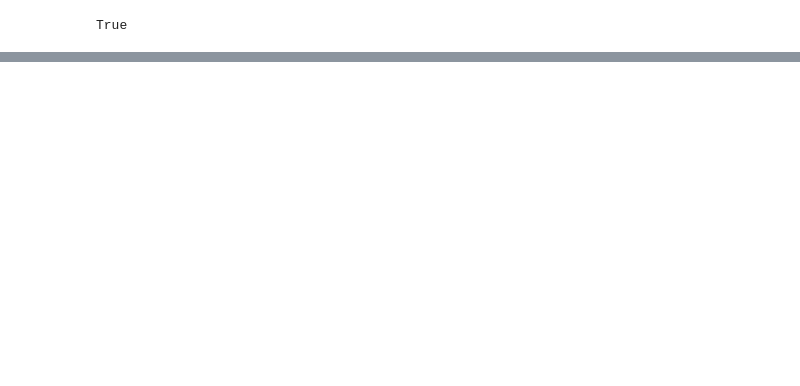
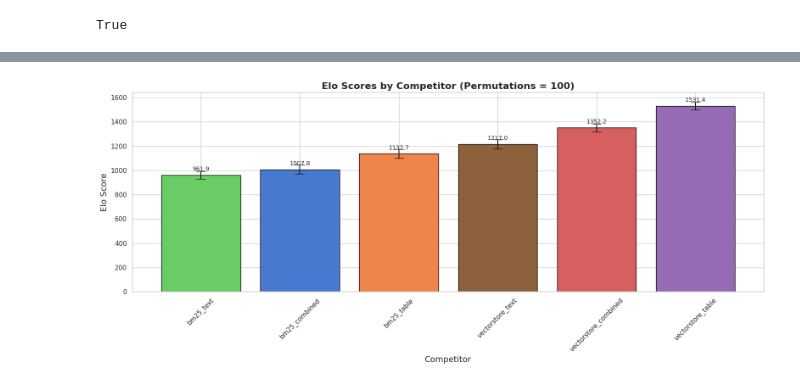
Before and after one commit to irgroup/Reanimator, a Jupyter notebook: src/preprocessing/pairwise_rag_judge.ipynb, the cells around one changed output, grey strips where cells are left out. Saved outputs shown, nothing was run; the diff lists cells and outputs as text; code cells hidden in the pictures; blank space fills up the shorter version.

Commit message:
update on pairwise rag judge and deleted auto judges 1 2

```diff
--- a/src/preprocessing/pairwise_rag_judge.ipynb
+++ b/src/preprocessing/pairwise_rag_judge.ipynb
@@ -152,6 +175,6 @@ def convert_results(results):
     return final_results
 # %%
 #final_results = convert_results(results)
-#pickle.dump(final_results, open("/workspace/src/data/pairwise_results_4o.pkl", "wb"))
-final_results = pickle.load(open("/workspace/src/data/pairwise_results_4o.pkl", "rb"))
+#pickle.dump(final_results, open("/workspace/src/data/pairwise_results_4o-mini-5answers.pkl", "wb"))
+final_results = pickle.load(open("/workspace/src/data/pairwise_results_4o-mini-5answers.pkl", "rb"))
 # %%
@@ -223,5 +253,5 @@ def robust_elo(match_results, num_p, k=32, initial_rating=1500):
 
     return final_stats
 # %%
-num_p=1000
-results = robust_elo(final_results, num_p=num_p)
+num_p=100
+elo_results = robust_elo(final_results, num_p=num_p, k=16.0)
@@ -439,0 +433,86 @@ plt.show()
+# %%
+import numpy as np
+import seaborn as sns
+import matplotlib.pyplot as plt
+
+num_topics = 50       # Number of topics (if applicable)
+
+# -------------------------------
+# Data Preparation for Plotting
+# -------------------------------
+
+# Sort Elo results by mean (ascending order)
+sorted_elo = sorted(elo_results.items(), key=lambda x: x[1]['mean'])
+competitors_elo = [item[0] for item in sorted_elo]
+means = [item[1]['mean'] for item in sorted_elo]
+stds = [item[1]['std'] for item in sorted_elo]
+
+# For token counts, we assume token_counts is a dict mapping each competitor
+# to a list of token counts (one per answer).
+# Sort token counts by average token count (ascending order)
+sorted_tokens = sorted(token_counts.items(), key=lambda x: np.mean(x[1]))
+competitors_tokens = [item[0] for item in sorted_tokens]
+mean_tokens = [np.mean(item[1]) for item in sorted_tokens]
+std_tokens = [np.std(item[1]) for item in sorted_tokens]
+
+# Create a consistent mapping from competitor name to color.
+# (Taking the union of all competitors and sorting them alphabetically.)
+all_competitors = sorted(set(elo_results.keys()).union(token_counts.keys()))
+colors = sns.color_palette("muted", n_colors=len(all_competitors))
+competitor_to_color = {competitor: color for competitor, color in zip(all_competitors, colors)}
+
+# -------------------------------
+# Set Seaborn Style
+# -------------------------------
+sns.set_theme(style="whitegrid")
+
+# -------------------------------
+# Create Figure for Elo Scores
+# -------------------------------
+fig, ax1 = plt.subplots(figsize=(16, 7))
+
+bars1 = ax1.bar(
+    competitors_elo,
+    means,
+    yerr=stds,
+    capsize=8,
+    color=[competitor_to_color[c] for c in competitors_elo],
+    edgecolor='black'
+)
+ax1.set_title(f'Elo Scores by Competitor (Permutations = {num_p})', fontsize=16, fontweight='bold')
+ax1.set_xlabel('Competitor', fontsize=14)
+ax1.set_ylabel('Elo Score', fontsize=14)
+ax1.tick_params(axis='x', rotation=45)
+
+# Annotate each bar with its mean value and significance indicator if applicable.
+for idx, bar in enumerate(bars1):
+    height = bar.get_height()
+    competitor = competitors_elo[idx]
+    ax1.annotate(
+        f'{height:.1f}',
+        xy=(bar.get_x() + bar.get_width() / 2, height),
+        xytext=(0, 5),  # vertical offset
+        textcoords="offset points",
+        ha='center', va='bottom', fontsize=10
+    )
+    if ('p_value' in elo_results[competitor]) and (elo_results[competitor]['p_value'] < 0.05):
+        ax1.annotate(
+            '*',
+            xy=(bar.get_x() + bar.get_width() / 2, height + stds[idx] + 2),
+            ha='center', va='bottom', fontsize=16, color='red'
+        )
+
+# -------------------------------
+# Print Average and Std for Token Counts
+# -------------------------------
+print("Token Counts per Competitor:")
+for comp, mean_val, std_val in zip(competitors_tokens, mean_tokens, std_tokens):
+    print(f"{comp}: mean token count = {mean_val/5:.1f}, std = {std_val:.1f}")
+
+# -------------------------------
+# Finalize Layout and Show Figure
+# -------------------------------
+plt.tight_layout()
+plt.savefig("elo_scores_plot.pdf", format='pdf')  # Save plot as PDF
+plt.show()
+# %% [output]
@@ -439,0 +526 @@ plt.show()
+[figure, added]
```
Also changed, not shown: parts of 22 cells of this notebook, 4 other files.
